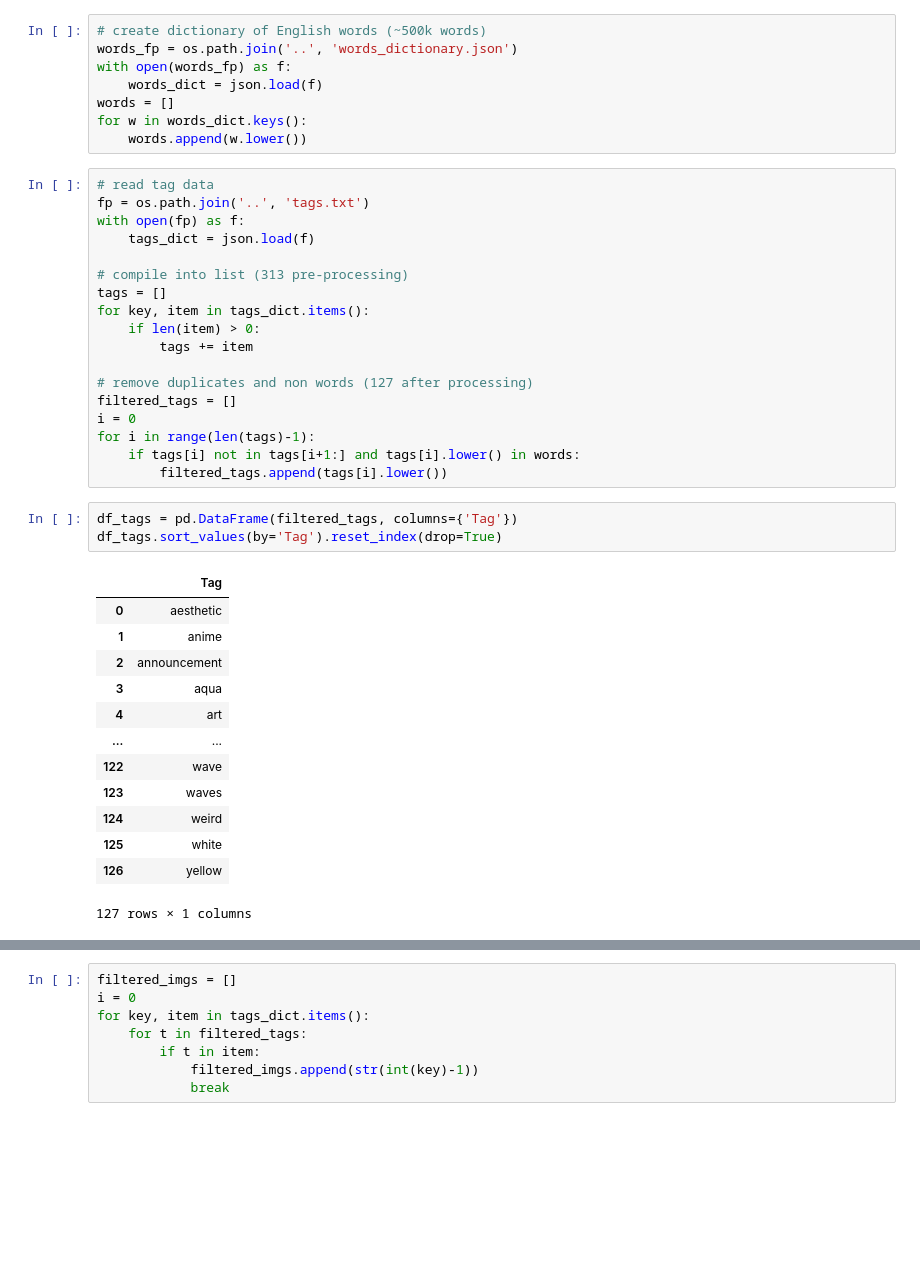
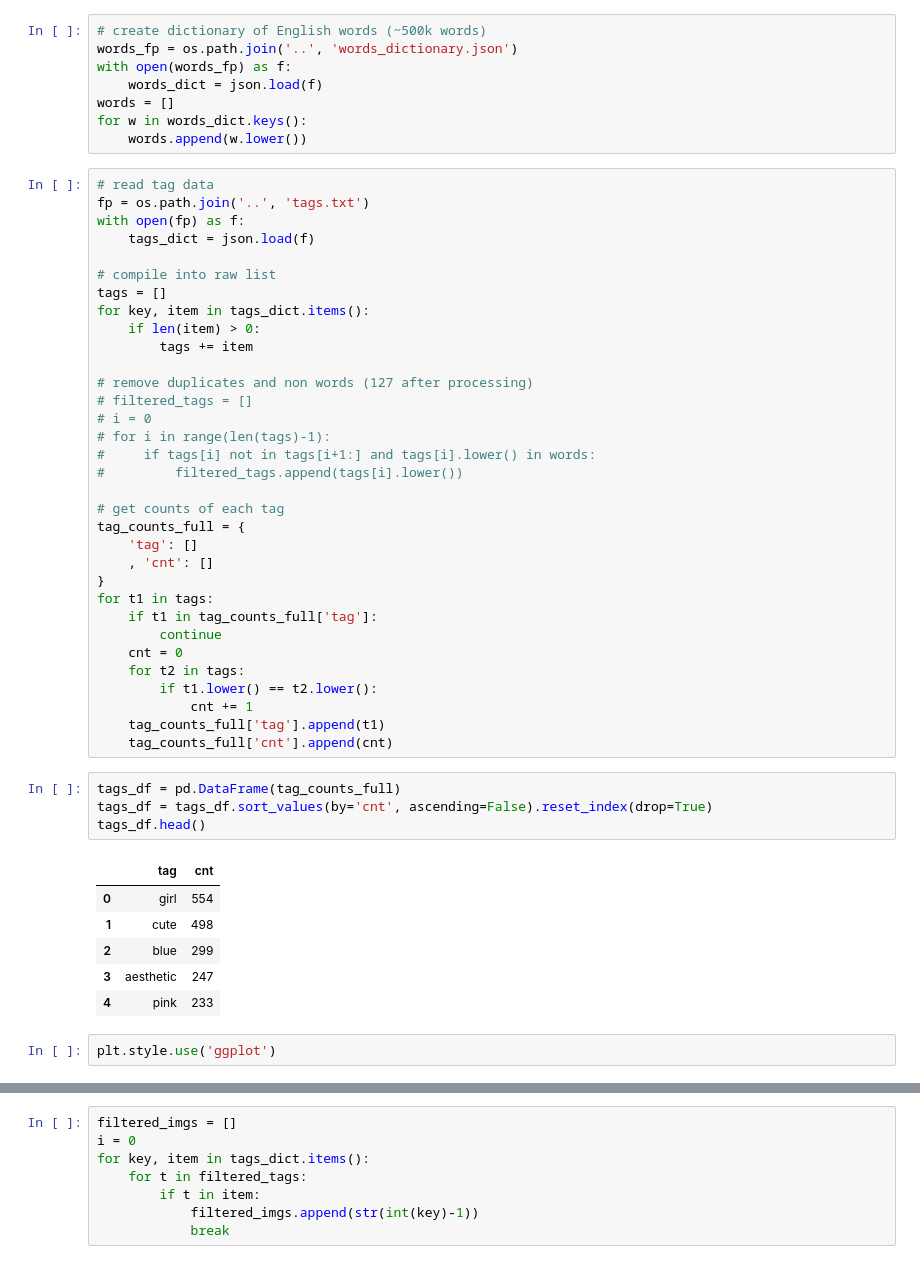
Before and after one commit to KoreanJ/MineSkins, a Jupyter notebook: notebooks/EDA.ipynb, the cells around one changed output, grey strips where cells are left out. Drawn from its saved outputs; the diff is of its cells as text; blank space fills up the shorter version.

```diff
--- a/notebooks/EDA.ipynb
+++ b/notebooks/EDA.ipynb
@@ -120,32 +138,43 @@ fp = os.path.join('..', 'tags.txt')
 with open(fp) as f:
     tags_dict = json.load(f)
 
-# compile into list (313 pre-processing)
+# compile into raw list
 tags = []
 for key, item in tags_dict.items():
     if len(item) > 0:
         tags += item
 
 # remove duplicates and non words (127 after processing)
-filtered_tags = []
-i = 0
-for i in range(len(tags)-1):
-    if tags[i] not in tags[i+1:] and tags[i].lower() in words:
-        filtered_tags.append(tags[i].lower())
+# filtered_tags = []
+# i = 0
+# for i in range(len(tags)-1):
+#     if tags[i] not in tags[i+1:] and tags[i].lower() in words:
+#         filtered_tags.append(tags[i].lower())
+
+# get counts of each tag
+tag_counts_full = {
+    'tag': []
+    , 'cnt': []
+}
+for t1 in tags:
+    if t1 in tag_counts_full['tag']:
+        continue
+    cnt = 0
+    for t2 in tags:
+        if t1.lower() == t2.lower():
+            cnt += 1
+    tag_counts_full['tag'].append(t1)
+    tag_counts_full['cnt'].append(cnt)
 # %%
-df_tags = pd.DataFrame(filtered_tags, columns={'Tag'})
-df_tags.sort_values(by='Tag').reset_index(drop=True)
+tags_df = pd.DataFrame(tag_counts_full)
+tags_df = tags_df.sort_values(by='cnt', ascending=False).reset_index(drop=True)
+tags_df.head()
 # %% [output]
-|  | Tag |
-| 0 | aesthetic |
-| 1 | anime |
-| 2 | announcement |
-| 3 | aqua |
-| 4 | art |
-| ... | ... |
-| 122 | wave |
-| 123 | waves |
-| 124 | weird |
-| 125 | white |
-| 126 | yellow |
+|  | tag | cnt |
+| 0 | girl | 554 |
+| 1 | cute | 498 |
+| 2 | blue | 299 |
+| 3 | aesthetic | 247 |
+| 4 | pink | 233 |
-127 rows × 1 columns
+# %%
+plt.style.use('ggplot')
```
Also changed, not shown: parts of 39 cells of this notebook, 5 other files.
